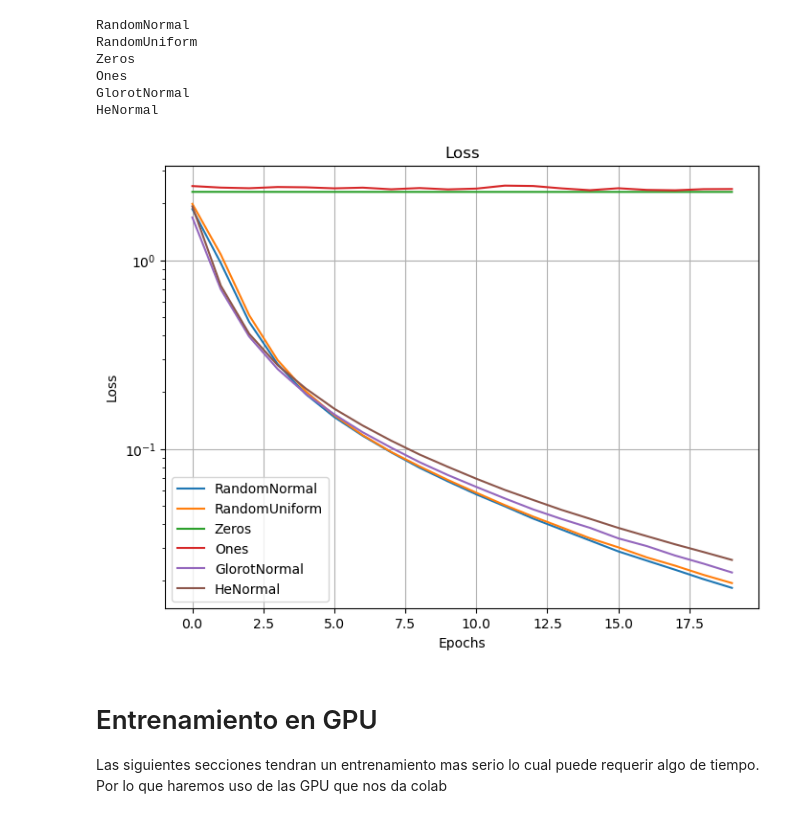
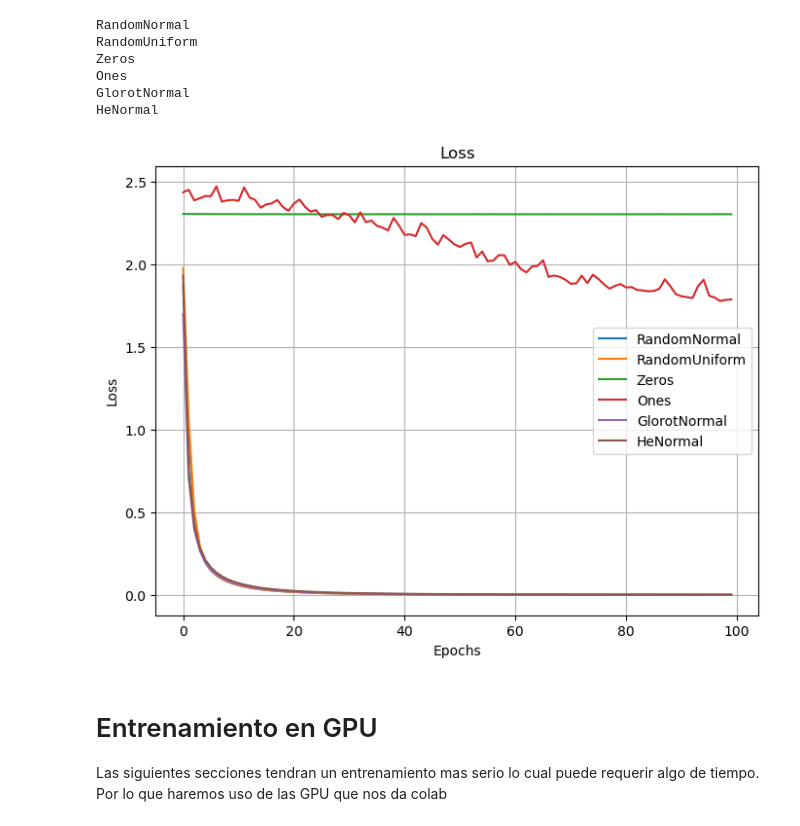
Before and after one commit to mitsiu-carreno/data_science_content, a Jupyter notebook: 2_sem/redes_neur/s07_entrenamiento.ipynb, the cells around one changed output. Cells and saved outputs as stored; diff of their text form; code cells hidden in the pictures.

```diff
--- a/2_sem/redes_neur/s07_entrenamiento.ipynb
+++ b/2_sem/redes_neur/s07_entrenamiento.ipynb
@@ -118,7 +124,7 @@ for inicial in inicalizadores:
 
     # Entrenar el modelo
     print(inicial)
-    modelos[inicial] = model.fit(X_train, y_train, epochs=20, batch_size=32, validation_split=0.2, verbose=0)
+    modelos[inicial] = model.fit(X_train, y_train, epochs=100, batch_size=32, validation_split=0.2, verbose=0)
 # %% [output]
 RandomNormal
 RandomUniform
@@ -129,18 +135,18 @@ HeNormal
 # %%
 plt.figure(figsize=(8, 6))  # Adjust the figure size
 
 for llave in modelos:
-    plt.semilogy(modelos[llave].history["loss"], label=llave)
-    #plt.plot(modelos[llave].history["loss"], label=llave)
+    #plt.semilogy(modelos[llave].history["loss"], label=llave)
+    plt.plot(modelos[llave].history["loss"], label=llave)
 
 plt.xlabel('Epochs')
 plt.ylabel('Loss')
 plt.title('Loss')
 plt.legend()
 
 plt.grid(True)
 # %% [output]
-[figure, old version]
+[figure, new version]
 # %% [markdown]
 # Entrenamiento en GPU
 
```
Also changed, not shown: parts of 20 cells of this notebook, 1 other file.
